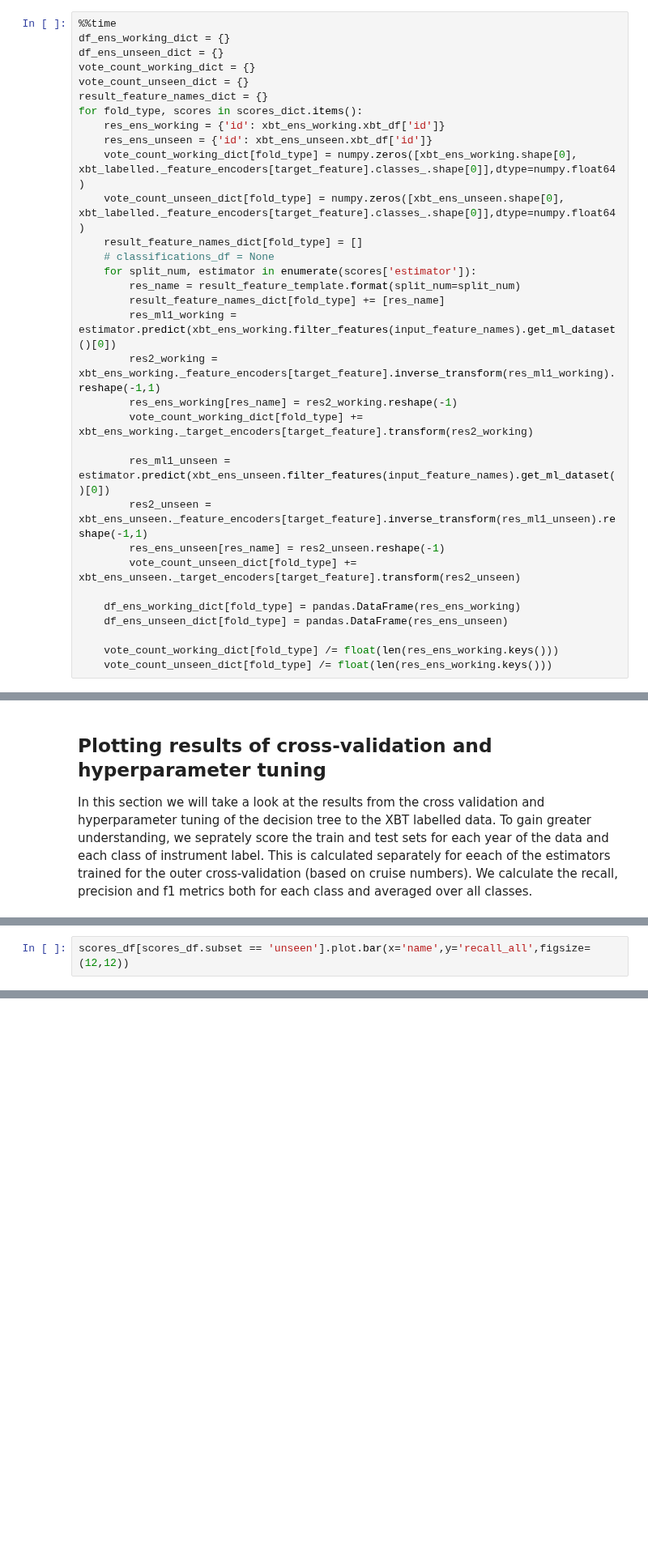
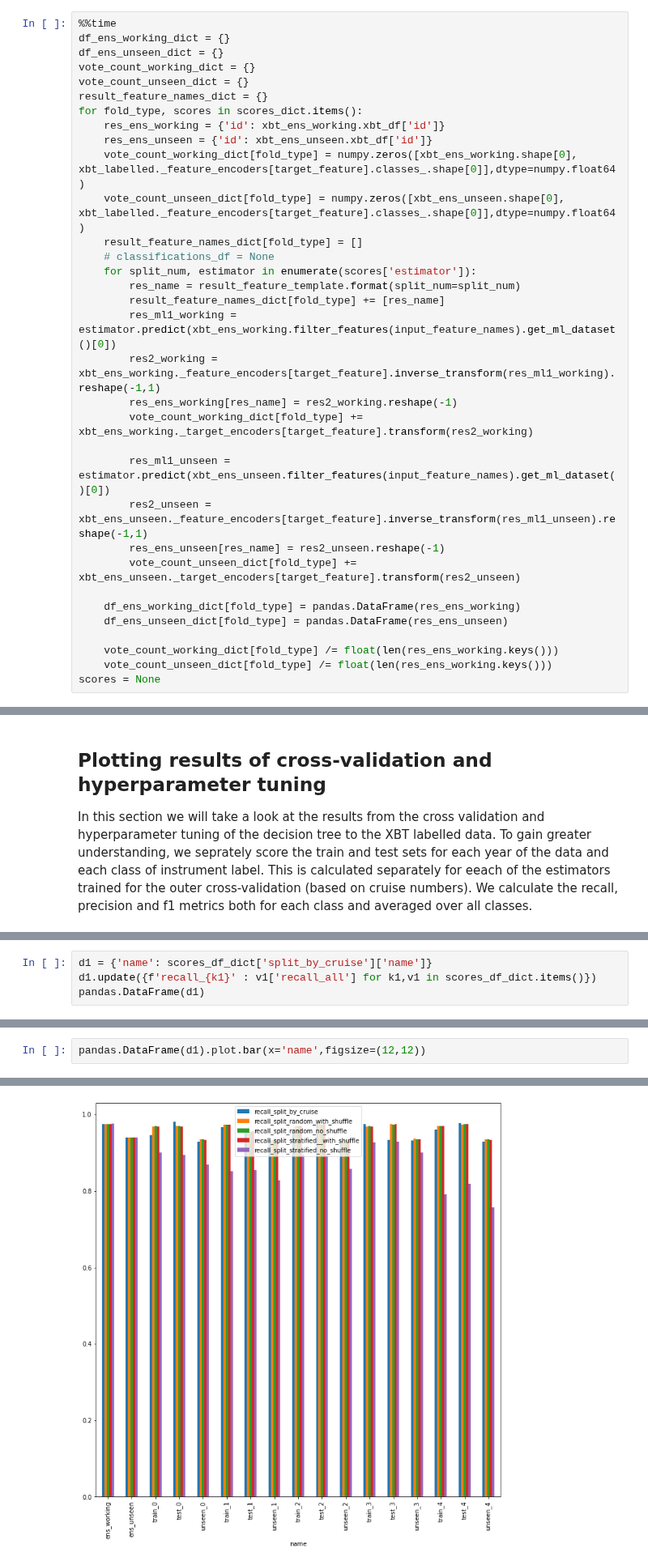
Before and after one commit to MetOffice/XBTs_classification, a Jupyter notebook: notebooks/ml_tree_split_sensitivity_analysis.ipynb, the cells around one changed output, grey strips where cells are left out. Shown at 81% size. Saved outputs shown, nothing was run; the diff lists cells and outputs as text; blank space fills up the shorter version.

```diff
--- a/notebooks/ml_tree_split_sensitivity_analysis.ipynb
+++ b/notebooks/ml_tree_split_sensitivity_analysis.ipynb
@@ -280,4 +378,5 @@ for fold_type, scores in scores_dict.items():
 
     vote_count_working_dict[fold_type] /= float(len(res_ens_working.keys()))
     vote_count_unseen_dict[fold_type] /= float(len(res_ens_working.keys()))
+scores = None
 # %% [output]
@@ -433,0 +537,4 @@ scores_df
+# %%
+d1 = {'name': scores_df_dict['split_by_cruise']['name']}
+d1.update({f'recall_{k1}' : v1['recall_all'] for k1,v1 in scores_df_dict.items()})
+pandas.DataFrame(d1)
@@ -434,2 +560,3 @@ scores_df
 # %%
-scores_df[scores_df.subset == 'unseen'].plot.bar(x='name',y='recall_all',figsize=(12,12))
+pandas.DataFrame(d1).plot.bar(x='name',figsize=(12,12))
+# %% [output]
@@ -435,0 +564 @@ scores_df[scores_df.subset == 'unseen'].plot.bar(x='name',y='recall_all',figsize
+[figure, added]
```
Also changed, not shown: parts of 31 cells of this notebook.
